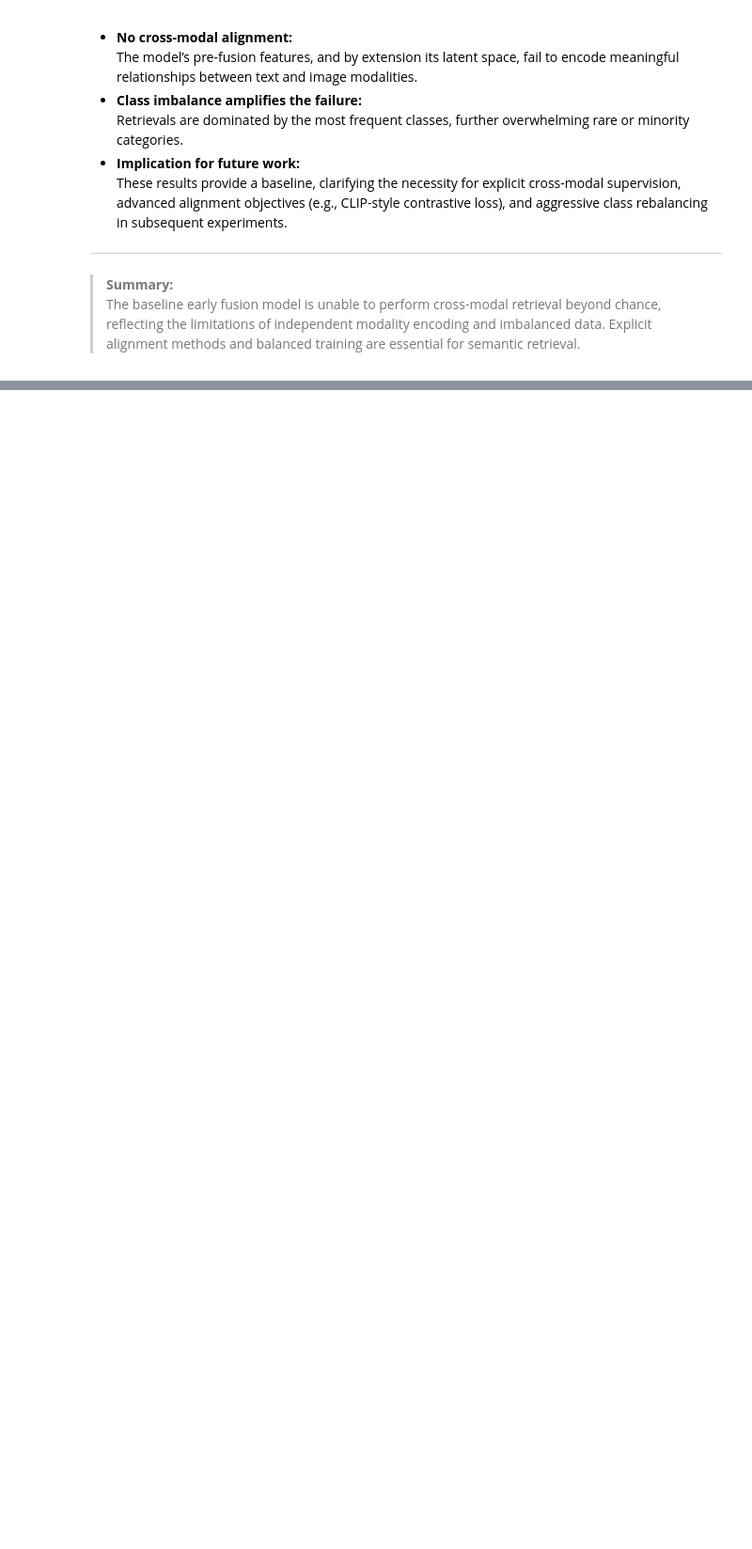
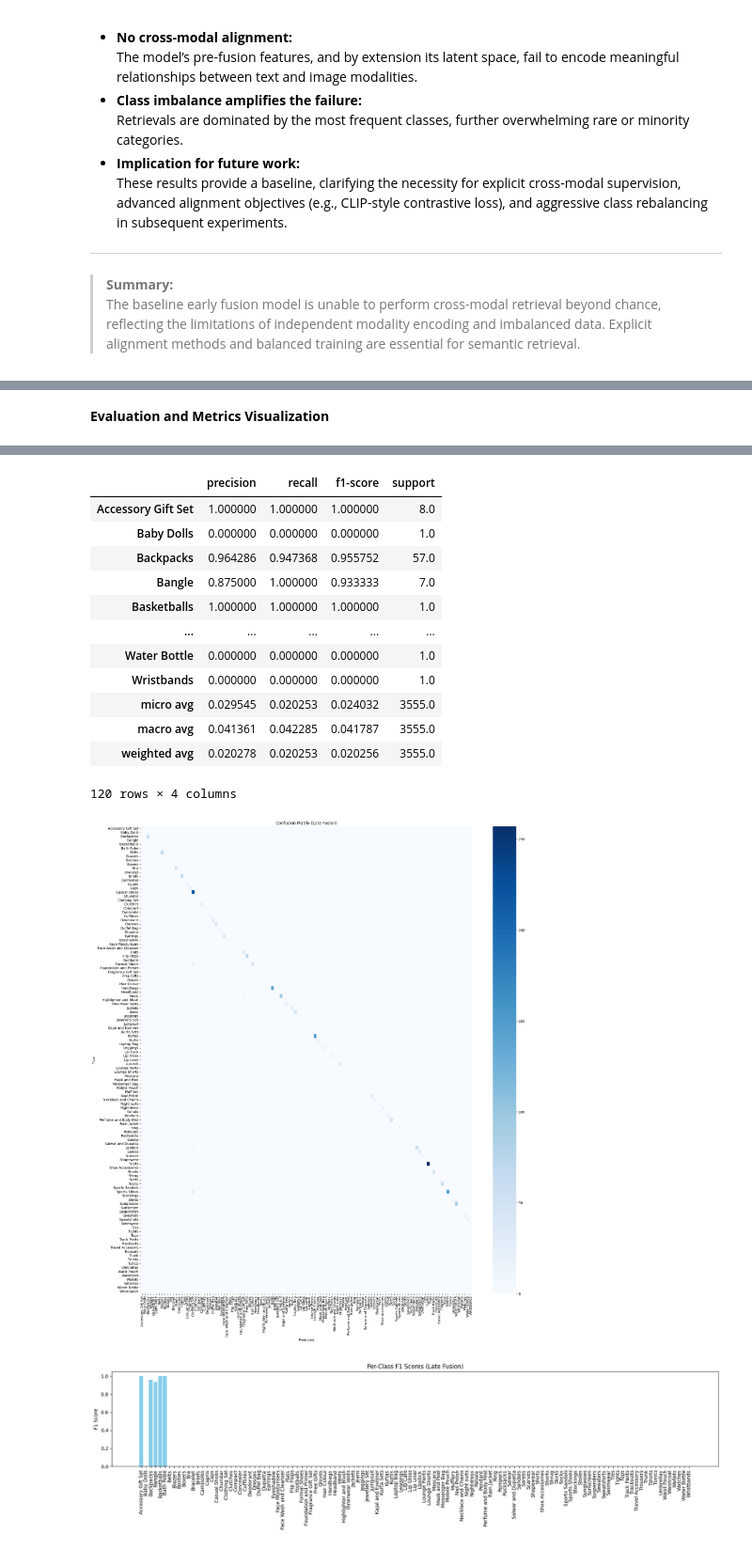
Before and after one commit to PM-0125/COmparative_Study_of_Multimodal_Represenations, a Jupyter notebook: notebooks/02_exploratory_fashionai.ipynb, the cells around one changed output, grey strips where cells are left out. Shown at 94% size. Saved outputs shown, nothing was run; the diff lists cells and outputs as text; code cells hidden in the pictures; blank space fills up the shorter version.

Commit message:
complete analysis of early and late fusion on fashionai dataset

```diff
--- a/notebooks/02_exploratory_fashionai.ipynb
+++ b/notebooks/02_exploratory_fashionai.ipynb
@@ -956,0 +974,56 @@ ValueError: Found array with 0 sample(s) (shape=(0, 2)) while a minimum of 1 is
+# %% [markdown]
+**Evaluation and Metrics Visualization**
+# %%
+from sklearn.metrics import accuracy_score, precision_recall_fscore_support, confusion_matrix, classification_report
+import matplotlib.pyplot as plt
+import seaborn as sns
+
+all_labels = [label for label, idx in sorted(label2idx.items(), key=lambda x: x[1])]
+n_classes = len(all_labels)
+
+acc = accuracy_score(labels_encoded, y_pred)
+precision, recall, f1, _ = precision_recall_fscore_support(labels_encoded, y_pred, average='weighted')
+print(f"Accuracy: {acc:.4f}")
+print(f"Precision: {precision:.4f}")
+print(f"Recall: {recall:.4f}")
+print(f"F1 Score: {f1:.4f}")
+
+class_report = classification_report(
+    labels_encoded, y_pred,
+    labels=list(range(n_classes)),
+    target_names=all_labels,
+    output_dict=True,
+    zero_division=0
+)
+df_report = pd.DataFrame(class_report).transpose()
+display(df_report)
+
+# Confusion matrix
+cm = confusion_matrix(labels_encoded, y_pred, labels=list(range(n_classes)))
+plt.figure(figsize=(22, 25))
+sns.heatmap(cm, annot=False, xticklabels=all_labels, yticklabels=all_labels, cmap='Blues')
+plt.xlabel('Predicted')
+plt.ylabel('True')
+plt.title('Confusion Matrix (Late Fusion)')
+plt.show()
+
+# Per-class F1 barplot
+f1_scores = [class_report.get(cls, {}).get('f1-score', 0.0) for cls in all_labels]
+plt.figure(figsize=(18, 5))
+plt.bar(all_labels, f1_scores, color='skyblue')
+plt.xticks(rotation=90)
+plt.ylabel("F1 Score")
+plt.title("Per-Class F1 Scores (Late Fusion)")
+plt.tight_layout()
+plt.show()
+
+# Per-class Recall barplot
+recalls = [class_report.get(cls, {}).get('recall', 0.0) for cls in all_labels]
+plt.figure(figsize=(18, 5))
+plt.bar(all_labels, recalls, color='salmon')
+plt.xticks(rotation=90)
+plt.ylabel("Recall (Accuracy)")
+plt.title("Per-Class Accuracy (Recall, Late Fusion)")
+plt.tight_layout()
+plt.show()
+# %% [output]
@@ -956,0 +1034,15 @@ ValueError: Found array with 0 sample(s) (shape=(0, 2)) while a minimum of 1 is
+|  | precision | recall | f1-score | support |
+| Accessory Gift Set | 1.000000 | 1.000000 | 1.000000 | 8.0 |
+| Baby Dolls | 0.000000 | 0.000000 | 0.000000 | 1.0 |
+| Backpacks | 0.964286 | 0.947368 | 0.955752 | 57.0 |
+| Bangle | 0.875000 | 1.000000 | 0.933333 | 7.0 |
+| Basketballs | 1.000000 | 1.000000 | 1.000000 | 1.0 |
+| ... | ... | ... | ... | ... |
+| Water Bottle | 0.000000 | 0.000000 | 0.000000 | 1.0 |
+| Wristbands | 0.000000 | 0.000000 | 0.000000 | 1.0 |
+| micro avg | 0.029545 | 0.020253 | 0.024032 | 3555.0 |
+| macro avg | 0.041361 | 0.042285 | 0.041787 | 3555.0 |
+| weighted avg | 0.020278 | 0.020253 | 0.020256 | 3555.0 |
+120 rows × 4 columns
+[figure, added]
+[figure, added]
```
Also changed, not shown: parts of 34 cells of this notebook.
